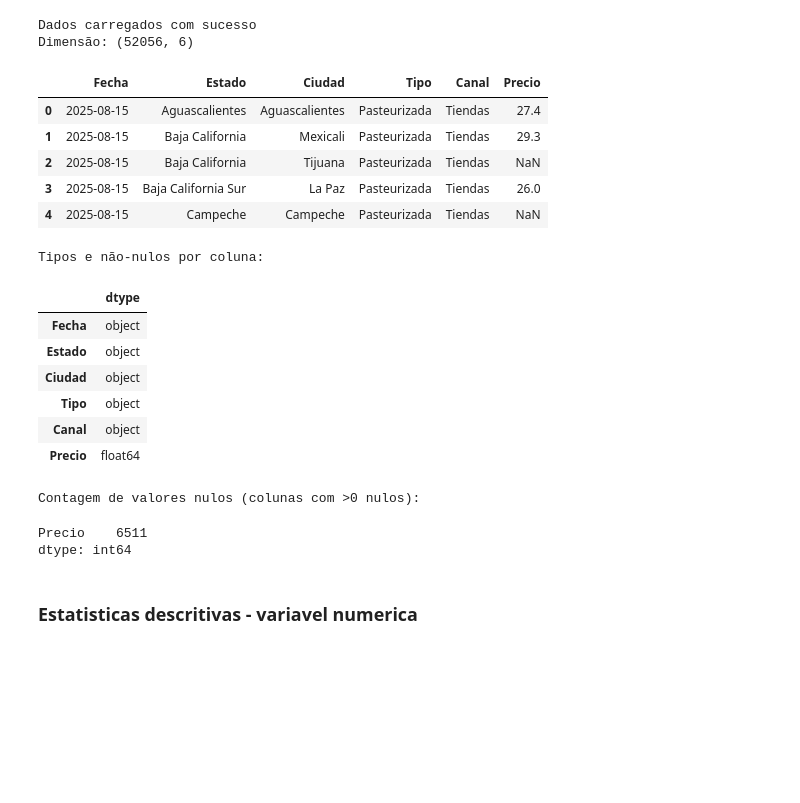
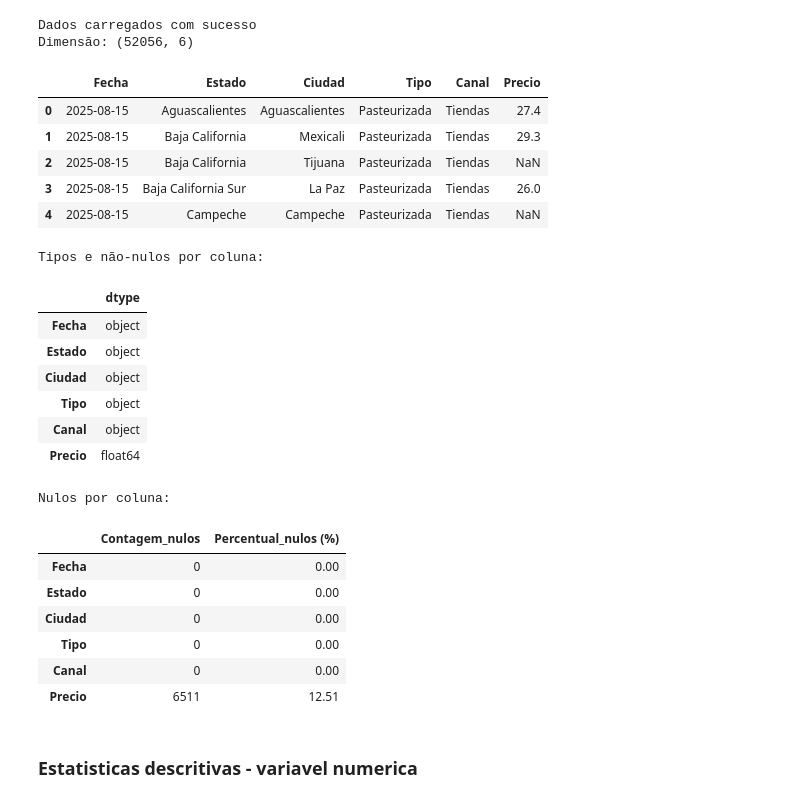
Before and after one commit to Vanessa186578/Projeto-Aplicado-I, a Jupyter notebook: notebooks/AED.ipynb, the cells around one changed output. Drawn from its saved outputs; the diff is of its cells as text; code cells hidden in the pictures; blank space fills up the shorter version.

```diff
--- a/notebooks/AED.ipynb
+++ b/notebooks/AED.ipynb
@@ -35,14 +35,11 @@ def basic_report(df):
     display(df.head())
     print('\nTipos e não-nulos por coluna:')
     display(pd.DataFrame(df.dtypes, columns=['dtype']))
-    print('\nContagem de valores nulos (colunas com >0 nulos):')
-    display(df.isna().sum().loc[lambda x: x>0].sort_values(ascending=False))
+    nulos = df.isnull().sum().to_frame(name='Contagem_nulos')
+    nulos['Percentual_nulos (%)'] = (df.isnull().mean() * 100).round(2)
+    print('\nNulos por coluna:')
+    display(nulos)
 
-def summary_statistics(df, numeric_only=True):
-    if numeric_only:
-        return df.describe().T
-    else:
-        return df.describe(include='all').T
 
 def resumo_preco_por_categoria(df, var_cat, var_num='Precio'):
 
@@ -70,31 +67,54 @@ def boxplot_preco_por_categoria(df, var_cat, var_num='Precio'):
     plt.title(f"Distribuição de {var_num} por {var_cat}")
     plt.xticks(rotation=45, ha='right')
     plt.show()
+
+def resumo_estatistico(df):
+    num_df = df.select_dtypes(include=[np.number])
+
+    resumo = pd.DataFrame({
+        'Contagem': num_df.count(),
+        'Média': num_df.mean(),
+        'Mediana': num_df.median(),
+        'Moda': [num_df[col].mode().iloc[0] if not num_df[col].mode().empty else np.nan for col in num_df.columns],
+        'Mínimo': num_df.min(),
+        'Máximo': num_df.max(),
+        'Amplitude': num_df.max() - num_df.min(),
+        'Variância': num_df.var(),
+        'Desvio_Padrão': num_df.std(),
+        'Coef_Variação (%)': (num_df.std() / num_df.mean() * 100),
+        'Assimetria': num_df.skew(),
+        'Curtose': num_df.kurt()
+    }).round(3)
+
+    return resumo
 # %%
 df = read_data(DATA_PATH)
-df = set_dtypes(df)
 print('Dados carregados com sucesso')
-
 basic_report(df)
 # %% [output]
 Dados carregados com sucesso
 Dimensão: (52056, 6)
 |  | Fecha | Estado | Ciudad | Tipo | Canal | Precio |
 | 0 | 2025-08-15 | Aguascalientes | Aguascalientes | Pasteurizada | Tiendas | 27.4 |
 | 1 | 2025-08-15 | Baja California | Mexicali | Pasteurizada | Tiendas | 29.3 |
 | 2 | 2025-08-15 | Baja California | Tijuana | Pasteurizada | Tiendas | NaN |
 | 3 | 2025-08-15 | Baja California Sur | La Paz | Pasteurizada | Tiendas | 26.0 |
 | 4 | 2025-08-15 | Campeche | Campeche | Pasteurizada | Tiendas | NaN |
 Tipos e não-nulos por coluna:
 |  | dtype |
 | Fecha | object |
 | Estado | object |
 | Ciudad | object |
 | Tipo | object |
 | Canal | object |
 | Precio | float64 |
-Contagem de valores nulos (colunas com >0 nulos):
+Nulos por coluna:
-Precio    6511
-dtype: int64
+|  | Contagem_nulos | Percentual_nulos (%) |
+| Fecha | 0 | 0.00 |
+| Estado | 0 | 0.00 |
+| Ciudad | 0 | 0.00 |
+| Tipo | 0 | 0.00 |
+| Canal | 0 | 0.00 |
+| Precio | 6511 | 12.51 |
 # %% [markdown]
 ### Estatisticas descritivas - variavel numerica
```
Also changed, not shown: parts of 3 cells of this notebook.
